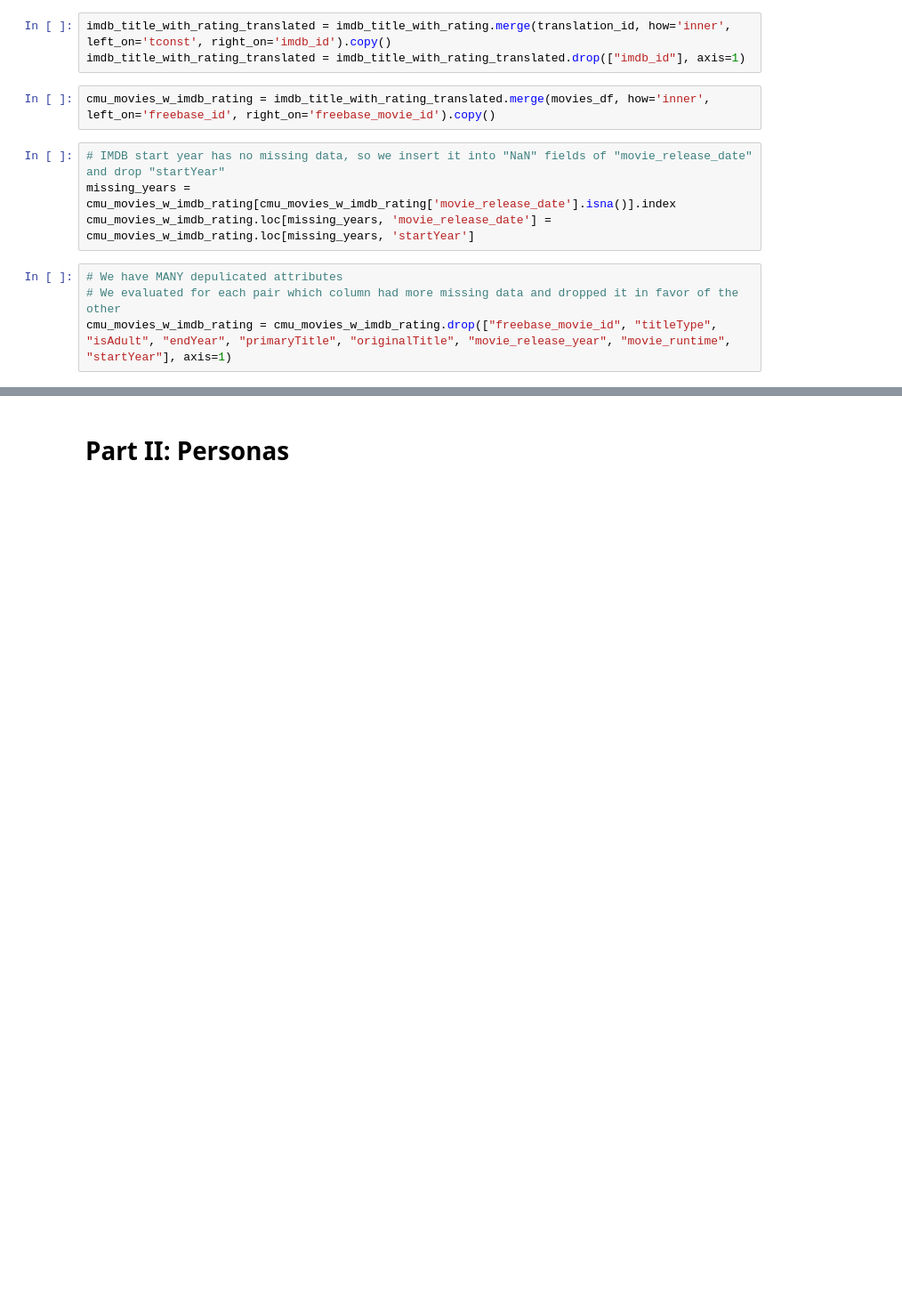
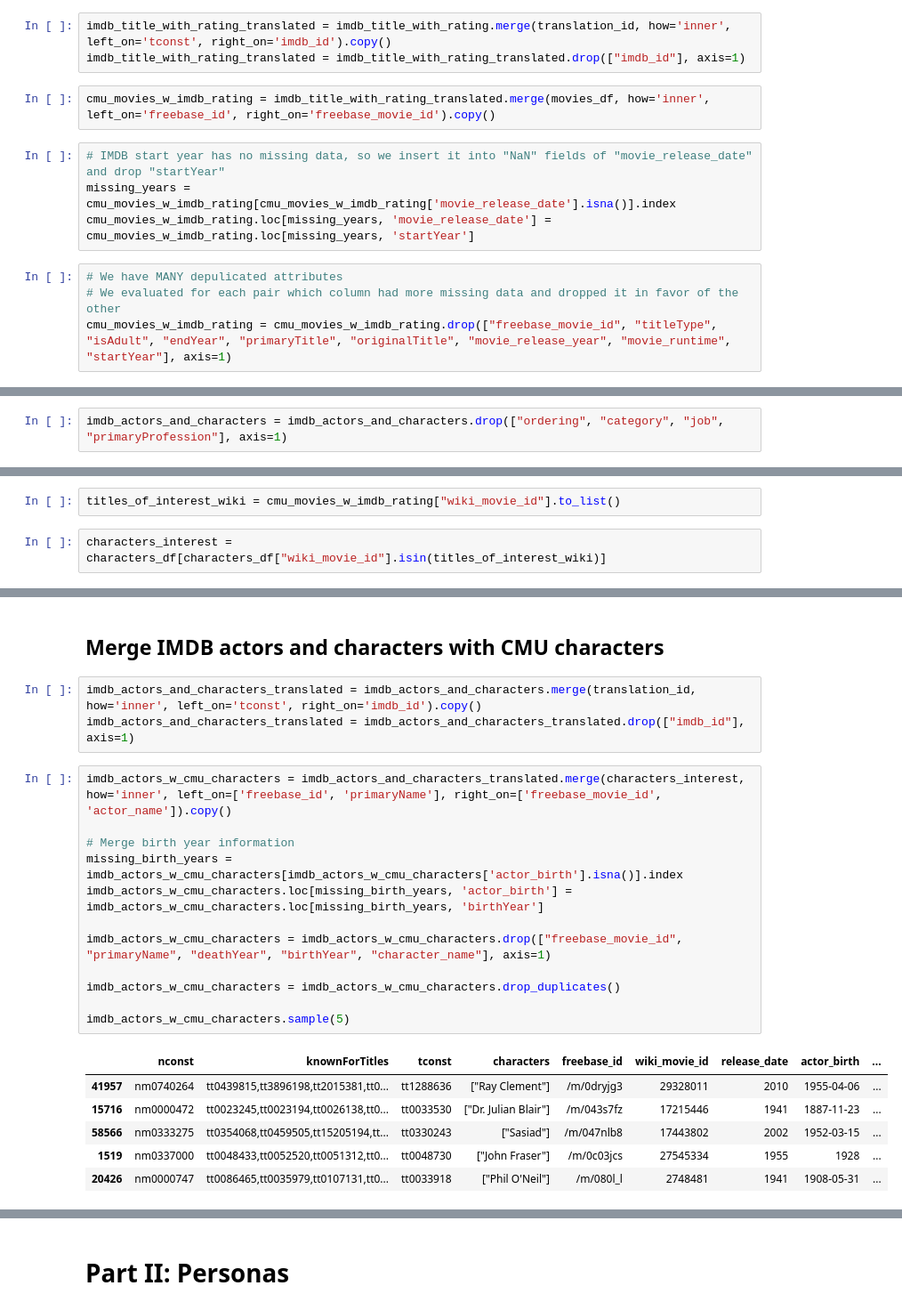
Before and after one commit to epfl-ada/ada-2023-project-advanceddataarsonists, a Jupyter notebook: data_exploring.ipynb, the cells around one changed output, grey strips where cells are left out. Shown at 89% size. Cells and saved outputs as stored; diff of their text form; blank space fills up the shorter version.

```diff
--- a/data_exploring.ipynb
+++ b/data_exploring.ipynb
@@ -276,0 +293,2 @@ cmu_movies_w_imdb_rating.sample(5)
+# %%
+imdb_actors_and_characters = imdb_actors_and_characters.drop(["ordering", "category", "job", "primaryProfession"], axis=1)
@@ -276,0 +306,4 @@ cmu_movies_w_imdb_rating.sample(5)
+# %%
+titles_of_interest_wiki = cmu_movies_w_imdb_rating["wiki_movie_id"].to_list()
+# %%
+characters_interest = characters_df[characters_df["wiki_movie_id"].isin(titles_of_interest_wiki)]
@@ -276,0 +319,24 @@ cmu_movies_w_imdb_rating.sample(5)
+# %% [markdown]
+## Merge IMDB actors and characters with CMU characters
+# %%
+imdb_actors_and_characters_translated = imdb_actors_and_characters.merge(translation_id, how='inner', left_on='tconst', right_on='imdb_id').copy()
+imdb_actors_and_characters_translated = imdb_actors_and_characters_translated.drop(["imdb_id"], axis=1)
+# %%
+imdb_actors_w_cmu_characters = imdb_actors_and_characters_translated.merge(characters_interest, how='inner', left_on=['freebase_id', 'primaryName'], right_on=['freebase_movie_id', 'actor_name']).copy()
+
+# Merge birth year information
+missing_birth_years = imdb_actors_w_cmu_characters[imdb_actors_w_cmu_characters['actor_birth'].isna()].index
+imdb_actors_w_cmu_characters.loc[missing_birth_years, 'actor_birth'] = imdb_actors_w_cmu_characters.loc[missing_birth_years, 'birthYear']
+
+imdb_actors_w_cmu_characters = imdb_actors_w_cmu_characters.drop(["freebase_movie_id", "primaryName", "deathYear", "birthYear", "character_name"], axis=1)
+
+imdb_actors_w_cmu_characters = imdb_actors_w_cmu_characters.drop_duplicates()
+
+imdb_actors_w_cmu_characters.sample(5)
+# %% [output]
+|  | nconst | knownForTitles | tconst | characters | freebase_id | wiki_movie_id | release_date | actor_birth | ... |
+| 41957 | nm0740264 | tt0439815,tt3896198,tt2015381,tt0... | tt1288636 | ["Ray Clement"] | /m/0dryjg3 | 29328011 | 2010 | 1955-04-06 | ... |
+| 15716 | nm0000472 | tt0023245,tt0023194,tt0026138,tt0... | tt0033530 | ["Dr. Julian Blair"] | /m/043s7fz | 17215446 | 1941 | 1887-11-23 | ... |
+| 58566 | nm0333275 | tt0354068,tt0459505,tt15205194,tt... | tt0330243 | ["Sasiad"] | /m/047nlb8 | 17443802 | 2002 | 1952-03-15 | ... |
+| 1519 | nm0337000 | tt0048433,tt0052520,tt0051312,tt0... | tt0048730 | ["John Fraser"] | /m/0c03jcs | 27545334 | 1955 | 1928 | ... |
+| 20426 | nm0000747 | tt0086465,tt0035979,tt0107131,tt0... | tt0033918 | ["Phil O'Neil"] | /m/080l_l | 2748481 | 1941 | 1908-05-31 | ... |
```
Also changed, not shown: parts of 18 cells of this notebook.
